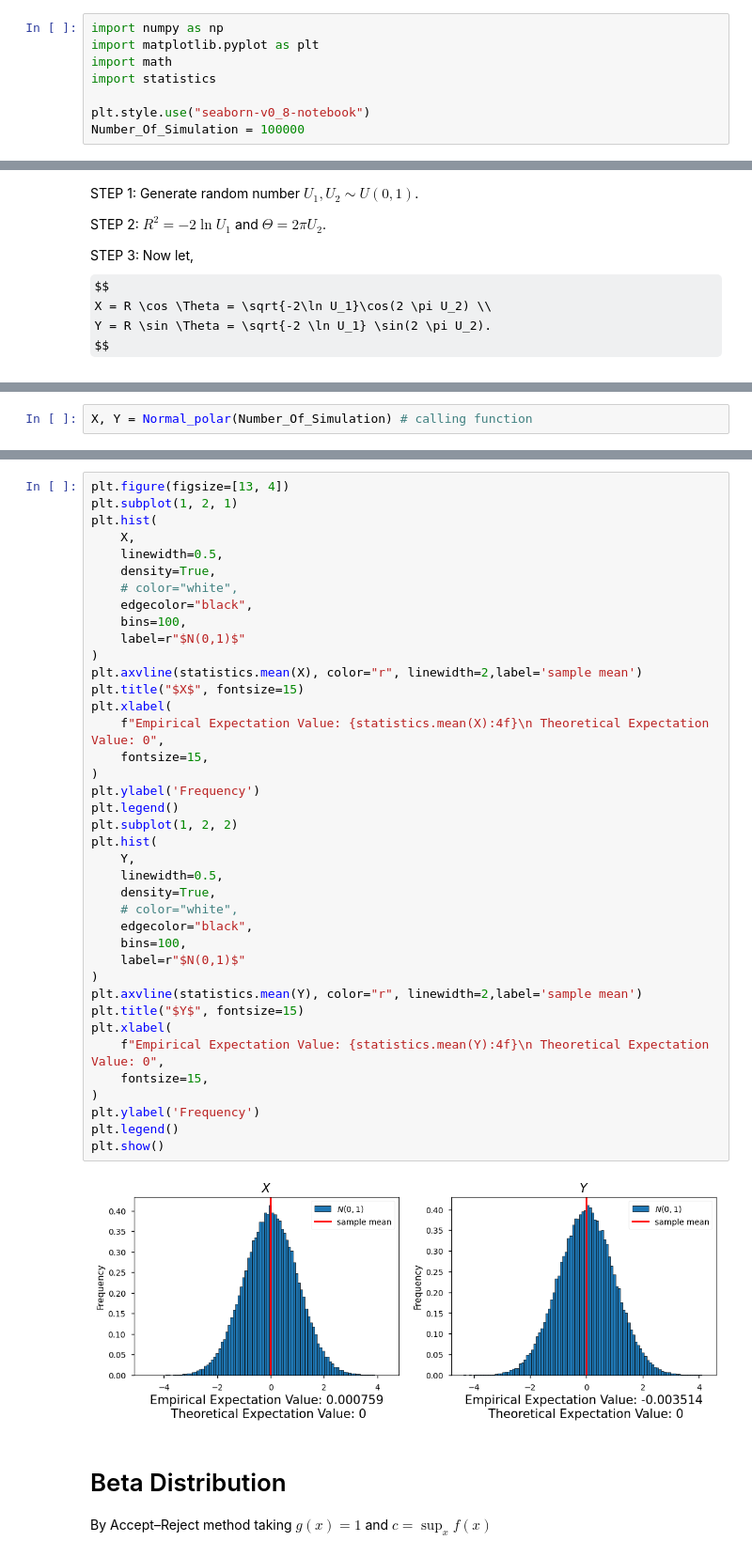
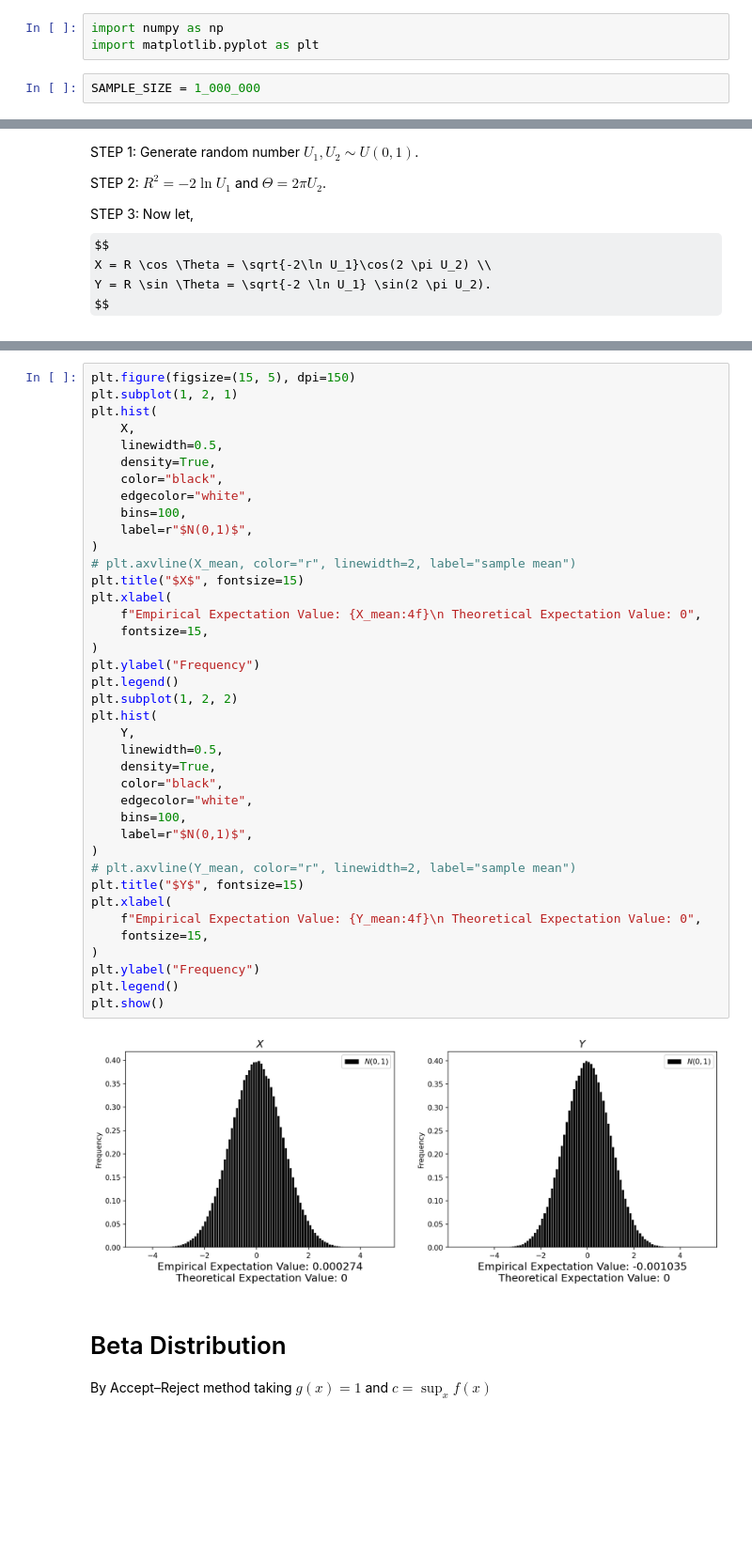
Before and after one commit to AzmainBiswas/Monte_Carlo, a Jupyter notebook: Generating Random Variable/Continuous.ipynb, the cells around one changed output, grey strips where cells are left out. Shown at 94% size. Cells and saved outputs as stored; diff of their text form; some formulas as TeX source; blank space fills up the shorter version.

```diff
--- a/Generating Random Variable/Continuous.ipynb
+++ b/Generating Random Variable/Continuous.ipynb
@@ -1,11 +1,8 @@
 # %%
 import numpy as np
 import matplotlib.pyplot as plt
-import math
-import statistics
-
-plt.style.use("seaborn-v0_8-notebook")
-Number_Of_Simulation = 100000
+# %%
+SAMPLE_SIZE = 1_000_000
 # %% [markdown]
 _**Proposition:**_ Let $U$ ba a $U[0,1]$ random variable. For any continuous distribution function $F$
 the random variable $X$ defined by $$X=F^{-1}(U)$$ has distribution $F$. [$F^{-1}$ is defined to be that value of $x$ such that $F(x)=u$]
@@ -209,2 +209,0 @@ calling functions
-# %%
-X, Y = Normal_polar(Number_Of_Simulation) # calling function
@@ -211,44 +213,44 @@ X, Y = Normal_polar(Number_Of_Simulation) # calling function
 # %%
-plt.figure(figsize=[13, 4])
+plt.figure(figsize=(15, 5), dpi=150)
 plt.subplot(1, 2, 1)
 plt.hist(
     X,
     linewidth=0.5,
     density=True,
-    # color="white",
-    edgecolor="black",
+    color="black",
+    edgecolor="white",
     bins=100,
-    label=r"$N(0,1)$"
+    label=r"$N(0,1)$",
 )
-plt.axvline(statistics.mean(X), color="r", linewidth=2,label='sample mean')
+# plt.axvline(X_mean, color="r", linewidth=2, label="sample mean")
 plt.title("$X$", fontsize=15)
 plt.xlabel(
-    f"Empirical Expectation Value: {statistics.mean(X):4f}\n Theoretical Expectation Value: 0",
+    f"Empirical Expectation Value: {X_mean:4f}\n Theoretical Expectation Value: 0",
     fontsize=15,
 )
-plt.ylabel('Frequency')
+plt.ylabel("Frequency")
 plt.legend()
 plt.subplot(1, 2, 2)
 plt.hist(
     Y,
     linewidth=0.5,
     density=True,
-    # color="white",
-    edgecolor="black",
+    color="black",
+    edgecolor="white",
     bins=100,
-    label=r"$N(0,1)$"
+    label=r"$N(0,1)$",
 )
-plt.axvline(statistics.mean(Y), color="r", linewidth=2,label='sample mean')
+# plt.axvline(Y_mean, color="r", linewidth=2, label="sample mean")
 plt.title("$Y$", fontsize=15)
 plt.xlabel(
-    f"Empirical Expectation Value: {statistics.mean(Y):4f}\n Theoretical Expectation Value: 0",
+    f"Empirical Expectation Value: {Y_mean:4f}\n Theoretical Expectation Value: 0",
     fontsize=15,
 )
-plt.ylabel('Frequency')
+plt.ylabel("Frequency")
 plt.legend()
 plt.show()
 # %% [output]
-[figure, old version]
+[figure, new version]
 # %% [markdown]
 # Beta Distribution
 
```
Also changed, not shown: parts of 24 cells of this notebook, 3 other files.
